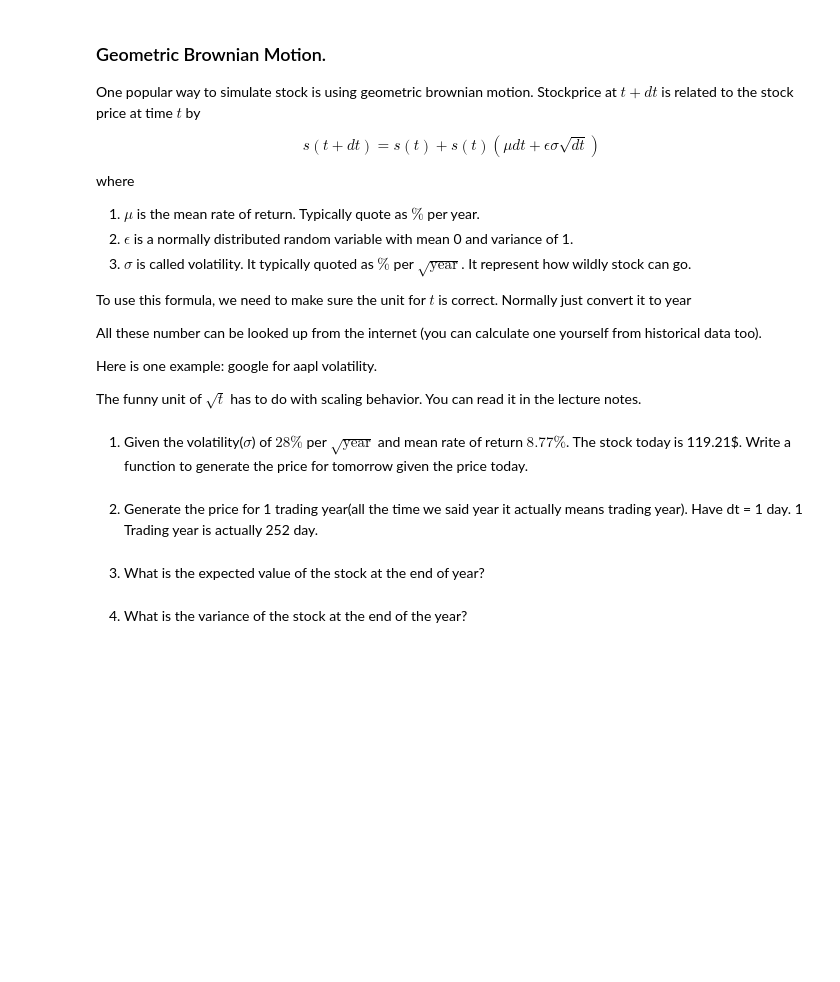
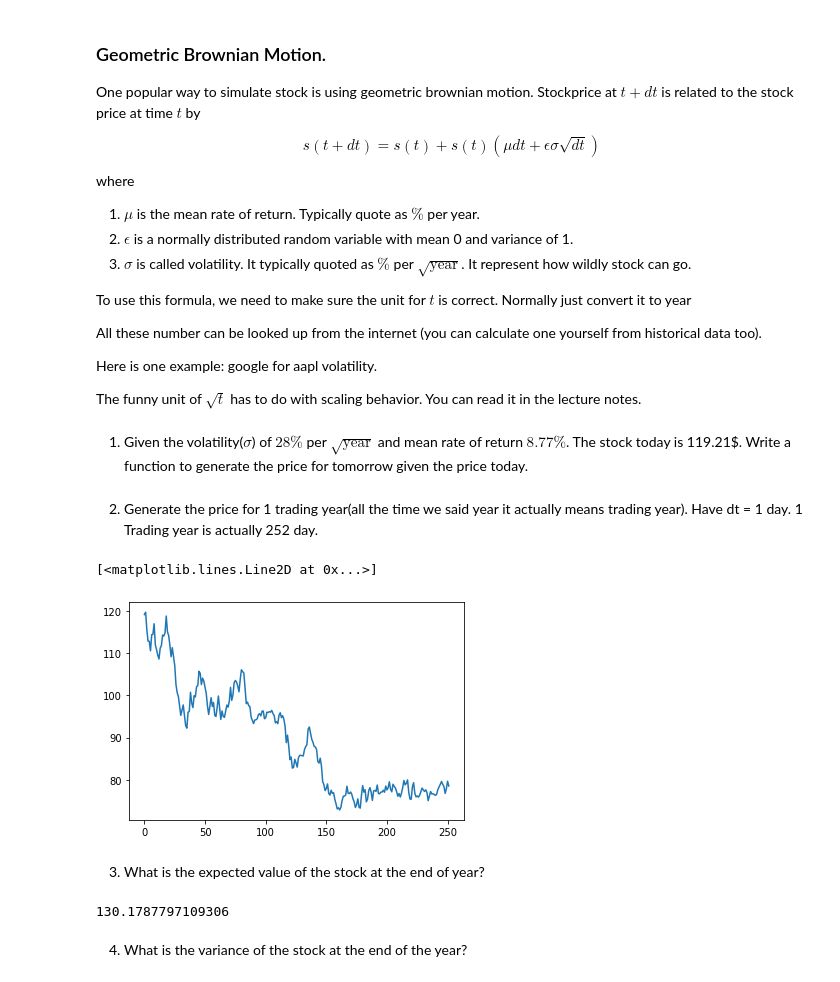
Before and after one commit to natthakan2000/ICCS314, a Jupyter notebook: Exercise-6-master/Monte Carlo.ipynb, the cells around one changed output. Cells and saved outputs as stored; diff of their text form; code cells hidden in the pictures; blank space fills up the shorter version.

```diff
--- a/Exercise-6-master/Monte Carlo.ipynb
+++ b/Exercise-6-master/Monte Carlo.ipynb
@@ -126,9 +260,42 @@ Here is one example: google for aapl volatility.
 The funny unit of $\sqrt{t}$ has to do with scaling behavior. You can read it in the lecture notes.
 # %% [markdown]
 1) Given the volatility($\sigma$) of $28\%$ per $\sqrt{\text{year}}$ and mean rate of return $8.77\%$. The stock today is 119.21$. Write a function to generate the price for tomorrow given the price today.
+# %%
+def next_day_price(price, mu, sigma):
+    dt = 1/252 # number of working days
+    ret = price + price*(mu*dt + np.random.randn()*sigma*np.sqrt(dt))
+    return ret
 # %% [markdown]
 2) Generate the price for 1 trading year(all the time we said year it actually means trading year). Have dt = 1 day. 1 Trading year is actually 252 day.
+# %%
+def gen_yearly(price, mu, sigma):
+    ret = []
+    ret.append(price)
+    for i in range(251):
+        price = next_day_price(price, mu, sigma)
+        ret.append(price)
+    return ret
+
+start_price = 119.21
+mu = 0.0877
+sigma = 0.28
+yearly = gen_yearly(start_price, mu, sigma)
+plt.plot(yearly)
+
+# We began by generating random numbers.. to now generating a whole new future :D
+# %% [output]
+[<matplotlib.lines.Line2D at 0x...>]
+[figure, added]
 # %% [markdown]
 3) What is the expected value of the stock at the end of year?
+# %%
+# Result of a whole bunch of universes
+yearlies = [gen_yearly(start_price, mu, sigma) for i in range(1000)]
+
+# At the end of the year: find the last price at the end of the year and average
+last_prices = [yearly[-1] for yearly in yearlies]
+np.average(last_prices)
+# %% [output]
+130.1787797109306
 # %% [markdown]
 4) What is the variance of the stock at the end of the year?
```
Also changed, not shown: parts of 17 cells of this notebook, 13 other files.
